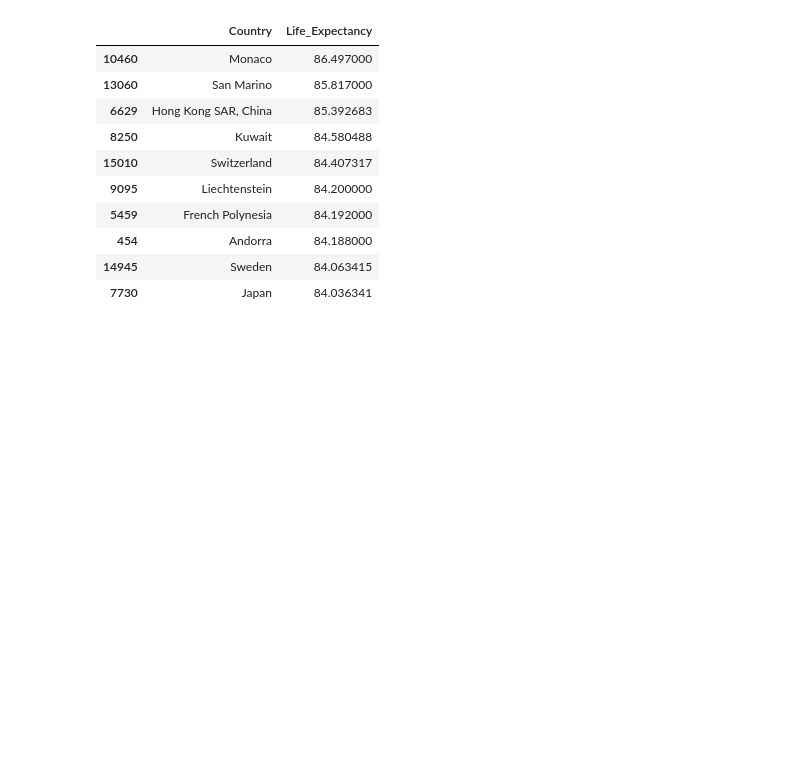
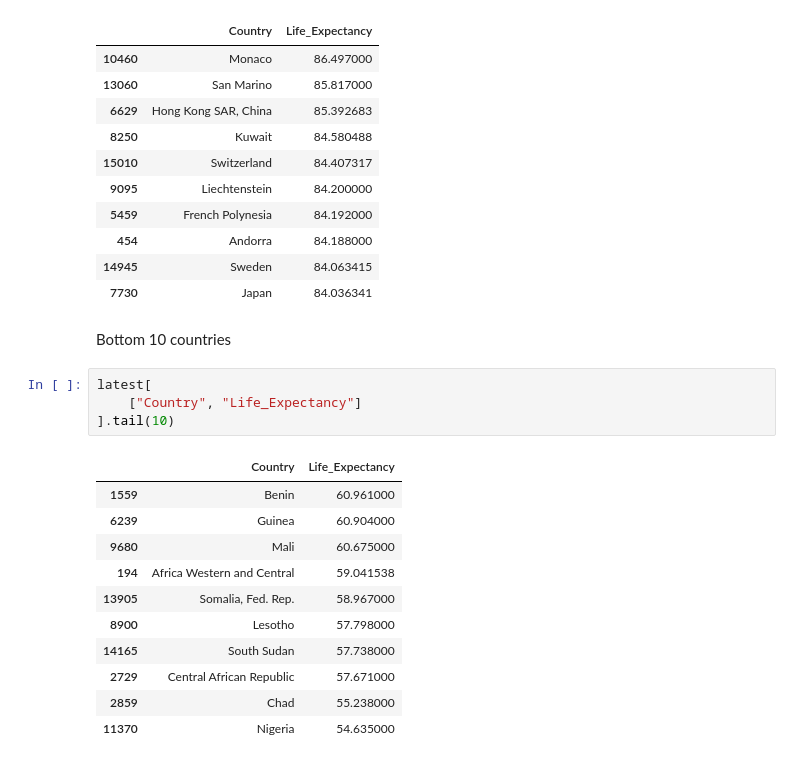
Before and after one commit to Savindi2002/Life_Expectancy_Project, a Jupyter notebook: notebooks/05_eda.ipynb, the cells around one changed output. Saved outputs shown, nothing was run; the diff lists cells and outputs as text; blank space fills up the shorter version.

Commit message:
Bottom 10 countries

```diff
--- a/notebooks/05_eda.ipynb
+++ b/notebooks/05_eda.ipynb
@@ -101,3 +101,21 @@ latest[
 | 454 | Andorra | 84.188000 |
 | 14945 | Sweden | 84.063415 |
 | 7730 | Japan | 84.036341 |
+# %% [markdown]
+Bottom 10 countries
+# %%
+latest[
+    ["Country", "Life_Expectancy"]
+].tail(10)
+# %% [output]
+|  | Country | Life_Expectancy |
+| 1559 | Benin | 60.961000 |
+| 6239 | Guinea | 60.904000 |
+| 9680 | Mali | 60.675000 |
+| 194 | Africa Western and Central | 59.041538 |
+| 13905 | Somalia, Fed. Rep. | 58.967000 |
+| 8900 | Lesotho | 57.798000 |
+| 14165 | South Sudan | 57.738000 |
+| 2729 | Central African Republic | 57.671000 |
+| 2859 | Chad | 55.238000 |
+| 11370 | Nigeria | 54.635000 |
```
